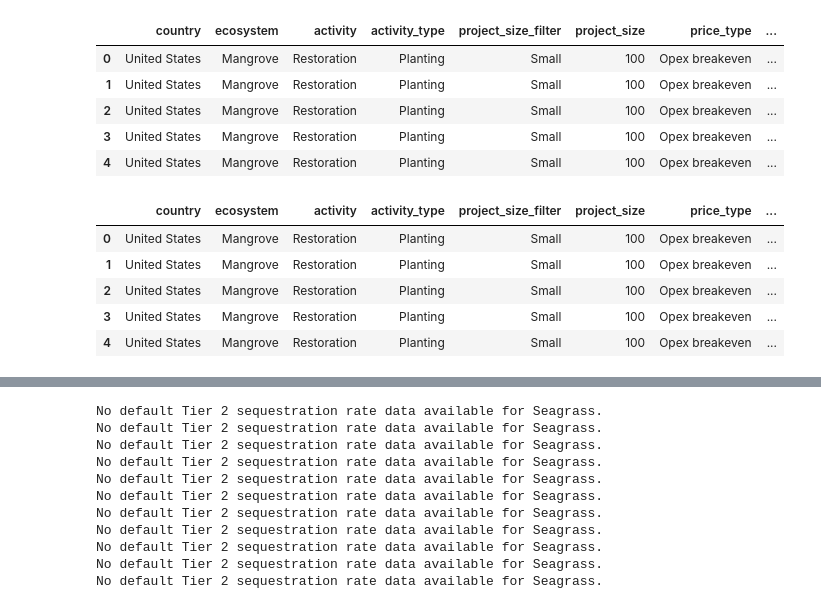
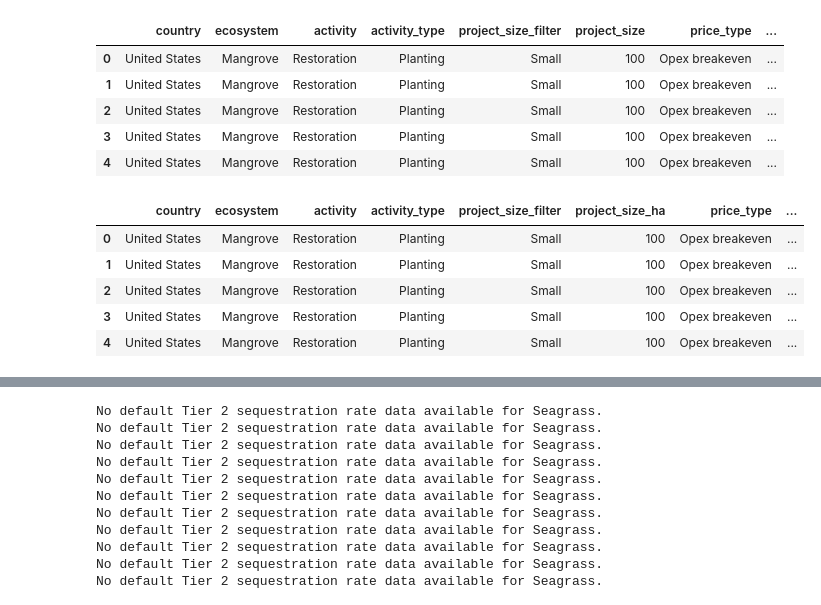
Before and after one commit to Vizzuality/tnc-blue-carbon-cost-tool, a Jupyter notebook: data/notebooks/TNC_BC_High_level_overview_v2.ipynb, the cells around one changed output, grey strips where cells are left out. Drawn from its saved outputs; the diff is of its cells as text; code cells hidden in the pictures.

```diff
--- a/data/notebooks/TNC_BC_High_level_overview_v2.ipynb
+++ b/data/notebooks/TNC_BC_High_level_overview_v2.ipynb
@@ -269,16 +269,18 @@ df_combinations.head()
 # %%
 # 6. Get the project_size_ha from the master_table and rename it to base_size
 base_size_value_df = master_table[["country_code", "ecosystem", "activity", "size_ha"]]
 
 # Merge base_size_value_df with df_combinations
 df_combinations = df_combinations.merge(
     base_size_value_df, how="left", on=["country_code", "ecosystem", "activity"]
 )
 # Rename the column project_size_ha to base_size
-df_combinations.rename(columns={"size_ha": "base_size"}, inplace=True)
+df_combinations.rename(
+    columns={"size_ha": "base_size", "project_size": "project_size_ha"}, inplace=True
+)
 df_combinations.head()
 # %% [output]
-|  | country | ecosystem | activity | activity_type | project_size_filter | project_size | price_type | ... |
+|  | country | ecosystem | activity | activity_type | project_size_filter | project_size_ha | price_type | ... |
 | 0 | United States | Mangrove | Restoration | Planting | Small | 100 | Opex breakeven | ... |
 | 1 | United States | Mangrove | Restoration | Planting | Small | 100 | Opex breakeven | ... |
 | 2 | United States | Mangrove | Restoration | Planting | Small | 100 | Opex breakeven | ... |
```
Also changed, not shown: parts of 4 cells of this notebook, 1 other file.
